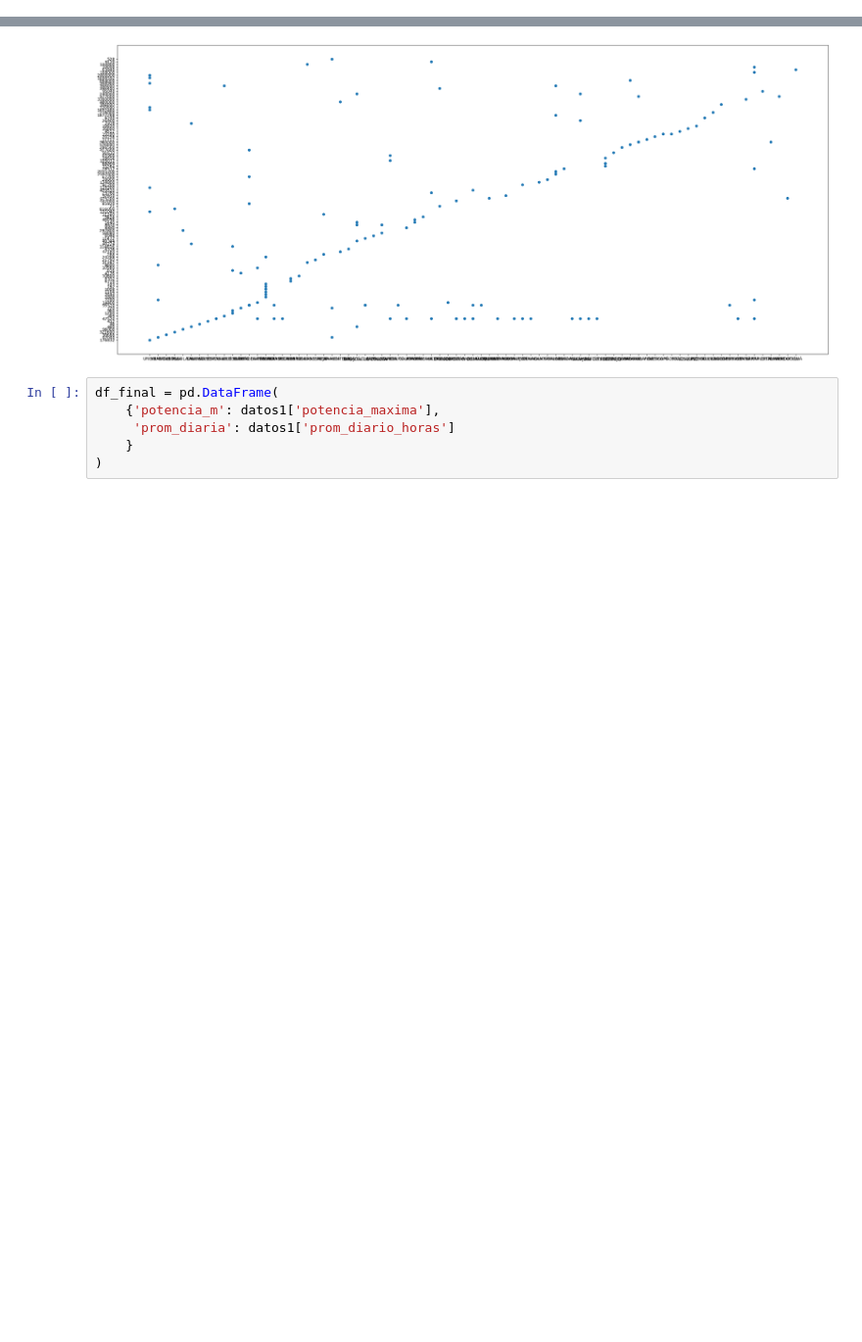
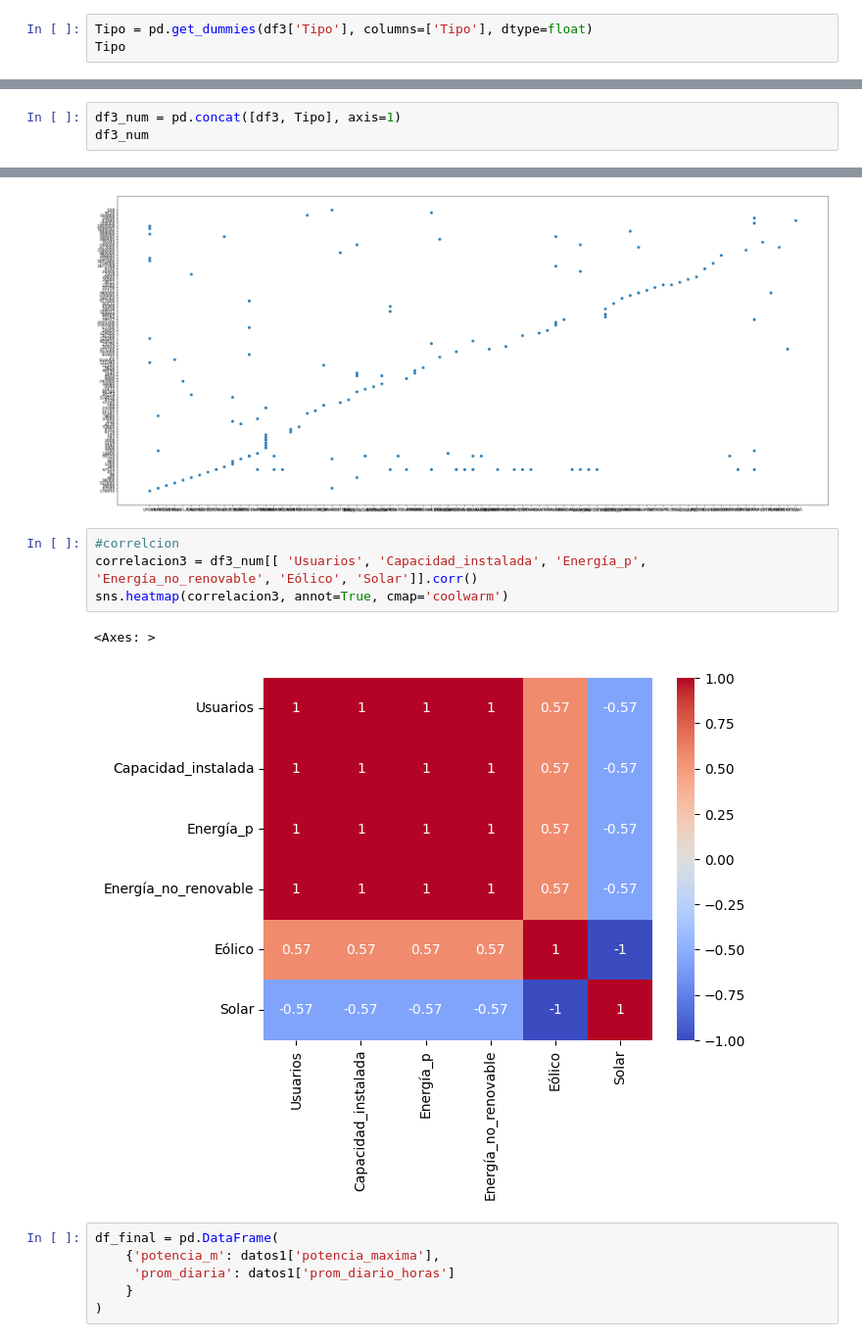
Before and after one commit to gluoneros/talentoTech, a Jupyter notebook: ProyectoFinal.ipynb, the cells around one changed output, grey strips where cells are left out. Shown at 98% size. Cells and saved outputs as stored; diff of their text form; blank space fills up the shorter version.

```diff
--- a/ProyectoFinal.ipynb
+++ b/ProyectoFinal.ipynb
@@ -419,0 +430,3 @@ df3.shape
+# %%
+Tipo = pd.get_dummies(df3['Tipo'], columns=['Tipo'], dtype=float)
+Tipo
@@ -419,0 +447,3 @@ df3.shape
+# %%
+df3_num = pd.concat([df3, Tipo], axis=1)
+df3_num
@@ -424,6 +468,13 @@ plt.scatter(x='Municipio', y='Capacidad_instalada', data=df3)
 # %% [output]
 <matplotlib.collections.PathCollection at 0x...>
 [figure]
+# %%
+#correlcion
+correlacion3 = df3_num[[ 'Usuarios', 'Capacidad_instalada',	'Energía_p', 'Energía_no_renovable', 'Eólico', 'Solar']].corr()
+sns.heatmap(correlacion3, annot=True, cmap='coolwarm')
+# %% [output]
+<Axes: >
+[figure, added]
 # %%
 df_final = pd.DataFrame(
     {'potencia_m': datos1['potencia_maxima'],
```
Also changed, not shown: parts of 7 cells of this notebook, 6 other files.
